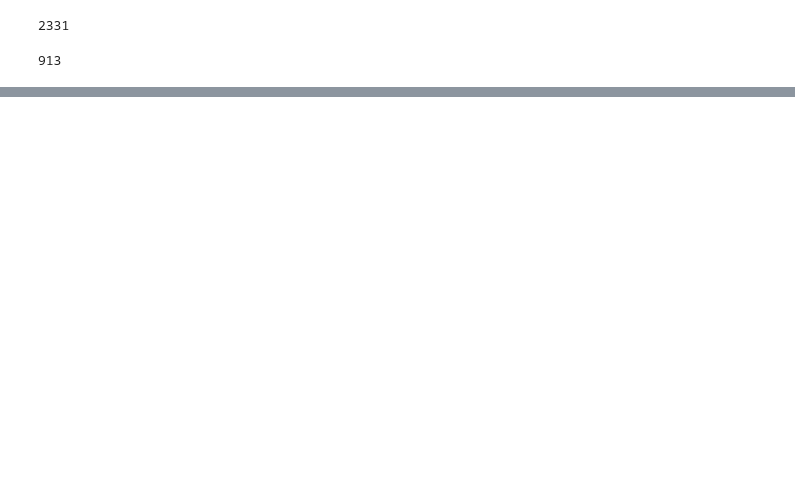
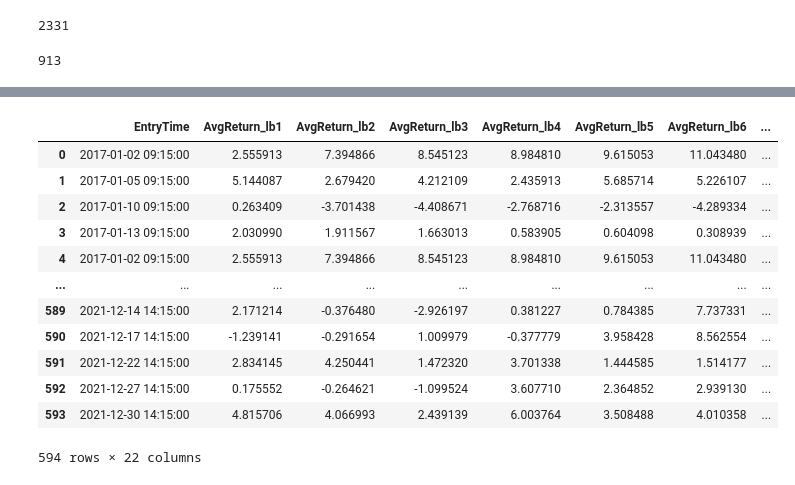
Before and after one commit to AlphaNumeriq-Sourav/HourlyBreakoutAnalysisBruteForce, a Jupyter notebook: Analysis.ipynb, the cells around one changed output, grey strips where cells are left out. Drawn from its saved outputs; the diff is of its cells as text; code cells hidden in the pictures; blank space fills up the shorter version.

```diff
--- a/Analysis.ipynb
+++ b/Analysis.ipynb
@@ -227,0 +217,31 @@ testdf
+# %%
+BacktesingStartDate = '2018-01-01'
+BacktesingEndDate = '2021-12-31'
+# %%
+
+ReturnsDf = pd.DataFrame(columns= ['EntryTime' , 'AvgReturn_lb1' , 'AvgReturn_lb2' , 'AvgReturn_lb3' , 'AvgReturn_lb4' , 'AvgReturn_lb5' , 'AvgReturn_lb6' , 'AvgReturn_lb7' , \
+    'AvgReturn_lb8' , 'AvgReturn_lb9' , 'AvgReturn_lb10' , 'AvgReturn_lb11' , 'AvgReturn_lb12' , 'AvgReturn_lb13' , 'AvgReturn_lb14' , \
+        'AvgReturn_lb15' , 'AvgReturn_lb16' , 'AvgReturn_lb17' , 'AvgReturn_lb18' , 'AvgReturn_lb19' , 'AvgReturn_lb20' , 'AvgReturn_lb21' ])
+
+def get_one_comb_avg_ret(dateIndex , Lookback, TopStocks , HoldingBars):
+    dfs = {Symbol: pd.read_csv(file) for Symbol, file in zip(SelectedSymbols, SelectedFiles)}
+    for i in dfs.keys():
+        dfs[i]['date'] = pd.to_datetime(dfs[i]['date'])
+        dfs[i].set_index('date', inplace=True)
+    EndTime = dateIndex[0] - timedelta(days=1)
+    for i in range(len(dateIndex)):
+        if dateIndex[i] < EndTime:
+            continue
+        else:
+            t1 = time.time()
+            testdf , EndTime= get_top_stocks(dfs,dateIndex[i],Lookback,TopStocks,SelectedFiles, SelectedSymbols , HoldingBars )
+            print([dateIndex[i] , testdf])
+            ReturnsDf.loc[len(ReturnsDf)] = [dateIndex[i]] + testdf
+            print(f'Total Time : {t1-time.time()}')
+# %%
+df = pd.read_csv(path + r'/TCS.csv')
+df.date = pd.to_datetime(df.date)
+df.set_index('date' , inplace=True)
+dateIndex = df[(df.index > BacktesingStartDate) & ((df.index < BacktesingEndDate) )].index
+Orders = pd.DataFrame(columns=['entry', 'type', 'entry_time', 'exittime',
+                      'entry_value', 'exitvalue', 'exit_type', 'UP', 'SP', 'dd', 'BasketID', 'HourlyMove'])
@@ -227,0 +282,10 @@ testdf
+# %%
+for i in sorted([1,2,3,4,5,6,7,8,9,10,11,12,13,14,15,16,17,18,19,20,21] , reverse=True):
+    print(f'Holding Bar No : {i}')
+
+    ReturnsDf = pd.DataFrame(columns= ['EntryTime' , 'AvgReturn_lb1' , 'AvgReturn_lb2' , 'AvgReturn_lb3' , 'AvgReturn_lb4' , 'AvgReturn_lb5' , 'AvgReturn_lb6' , 'AvgReturn_lb7' , \
+    'AvgReturn_lb8' , 'AvgReturn_lb9' , 'AvgReturn_lb10' , 'AvgReturn_lb11' , 'AvgReturn_lb12' , 'AvgReturn_lb13' , 'AvgReturn_lb14' , \
+        'AvgReturn_lb15' , 'AvgReturn_lb16' , 'AvgReturn_lb17' , 'AvgReturn_lb18' , 'AvgReturn_lb19' , 'AvgReturn_lb20' , 'AvgReturn_lb21' ])
+    get_one_comb_avg_ret(dateIndex, [1,2,3,4,5,6,7,8,9,10,11,12,13,14,15,16,17,18,19,20,21],10,i)
+
+    ReturnsDf.to_csv(f'returns_Holdibar_{i}_Top10.csv', index=False)
@@ -227,0 +331,16 @@ testdf
+# %%
+ReturnsDf
+# %% [output]
+|  | EntryTime | AvgReturn_lb1 | AvgReturn_lb2 | AvgReturn_lb3 | AvgReturn_lb4 | AvgReturn_lb5 | AvgReturn_lb6 | ... |
+| 0 | 2017-01-02 09:15:00 | 2.555913 | 7.394866 | 8.545123 | 8.984810 | 9.615053 | 11.043480 | ... |
+| 1 | 2017-01-05 09:15:00 | 5.144087 | 2.679420 | 4.212109 | 2.435913 | 5.685714 | 5.226107 | ... |
+| 2 | 2017-01-10 09:15:00 | 0.263409 | -3.701438 | -4.408671 | -2.768716 | -2.313557 | -4.289334 | ... |
+| 3 | 2017-01-13 09:15:00 | 2.030990 | 1.911567 | 1.663013 | 0.583905 | 0.604098 | 0.308939 | ... |
+| 4 | 2017-01-02 09:15:00 | 2.555913 | 7.394866 | 8.545123 | 8.984810 | 9.615053 | 11.043480 | ... |
+| ... | ... | ... | ... | ... | ... | ... | ... | ... |
+| 589 | 2021-12-14 14:15:00 | 2.171214 | -0.376480 | -2.926197 | 0.381227 | 0.784385 | 7.737331 | ... |
+| 590 | 2021-12-17 14:15:00 | -1.239141 | -0.291654 | 1.009979 | -0.377779 | 3.958428 | 8.562554 | ... |
+| 591 | 2021-12-22 14:15:00 | 2.834145 | 4.250441 | 1.472320 | 3.701338 | 1.444585 | 1.514177 | ... |
+| 592 | 2021-12-27 14:15:00 | 0.175552 | -0.264621 | -1.099524 | 3.607710 | 2.364852 | 2.939130 | ... |
+| 593 | 2021-12-30 14:15:00 | 4.815706 | 4.066993 | 2.439139 | 6.003764 | 3.508488 | 4.010358 | ... |
+594 rows × 22 columns
```
Also changed, not shown: parts of 29 cells of this notebook, 2 other files.
